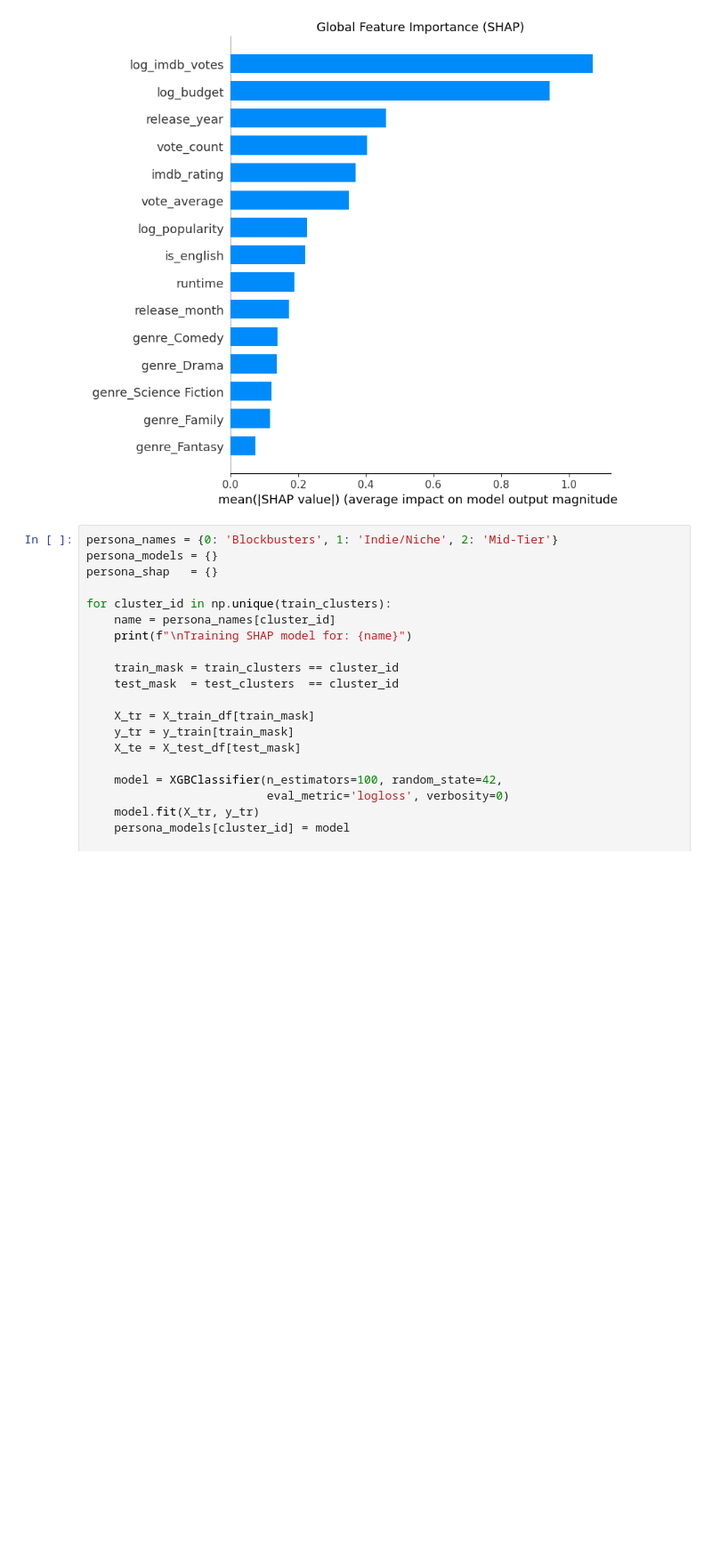
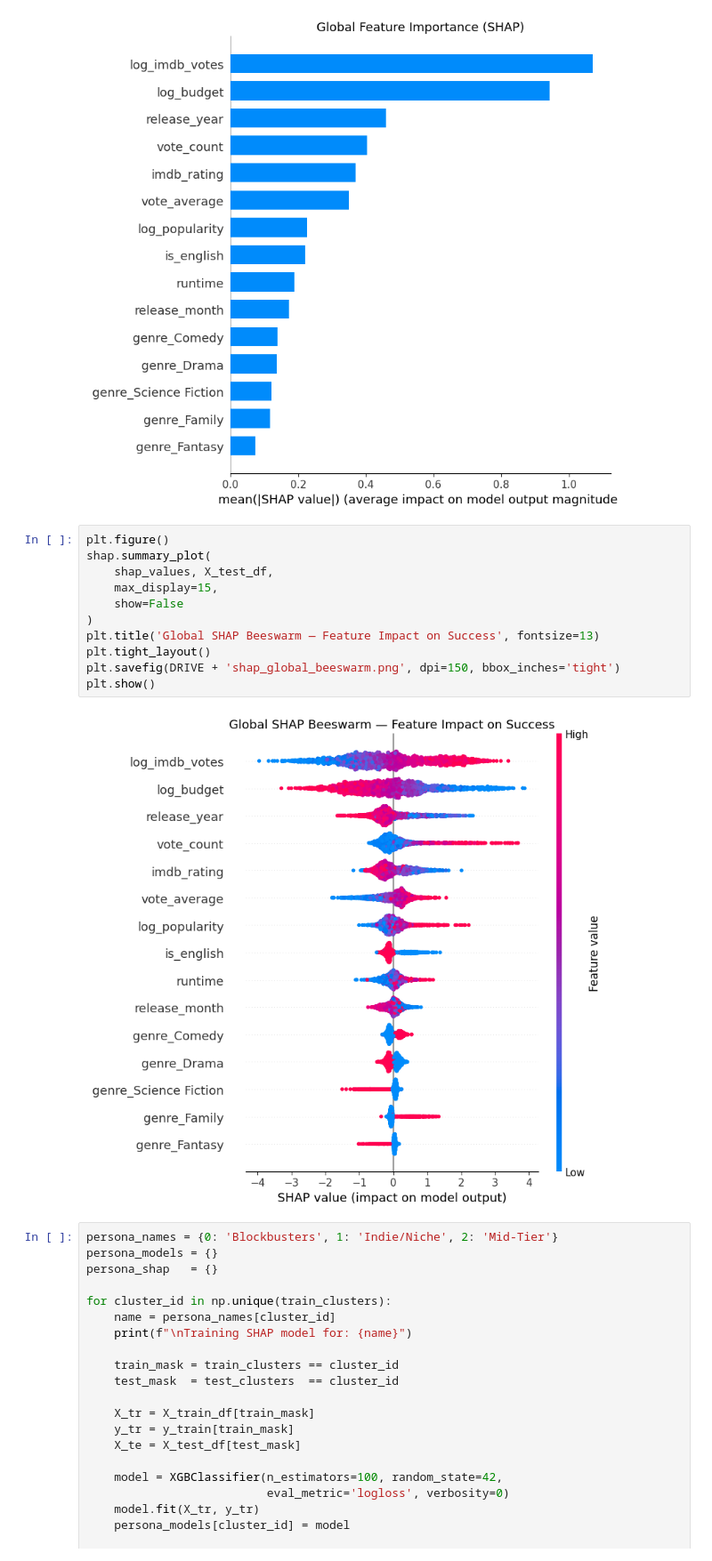
Before and after one commit to nivedhasundar04/movie-success-prediction, a Jupyter notebook: notebooks/04_shap.ipynb, the cells around one changed output. Shown at 89% size. Cells and saved outputs as stored; diff of their text form; blank space fills up the shorter version.

```diff
--- a/notebooks/04_shap.ipynb
+++ b/notebooks/04_shap.ipynb
@@ -68,6 +68,19 @@ plt.savefig(DRIVE + 'shap_global_bar.png', dpi=150, bbox_inches='tight')
 plt.show()
 # %% [output]
 [figure]
+# %%
+plt.figure()
+shap.summary_plot(
+    shap_values, X_test_df,
+    max_display=15,
+    show=False
+)
+plt.title('Global SHAP Beeswarm — Feature Impact on Success', fontsize=13)
+plt.tight_layout()
+plt.savefig(DRIVE + 'shap_global_beeswarm.png', dpi=150, bbox_inches='tight')
+plt.show()
+# %% [output]
+[figure, added]
 # %%
 persona_names = {0: 'Blockbusters', 1: 'Indie/Niche', 2: 'Mid-Tier'}
 persona_models = {}
```
Also changed, not shown: 3 other files.
